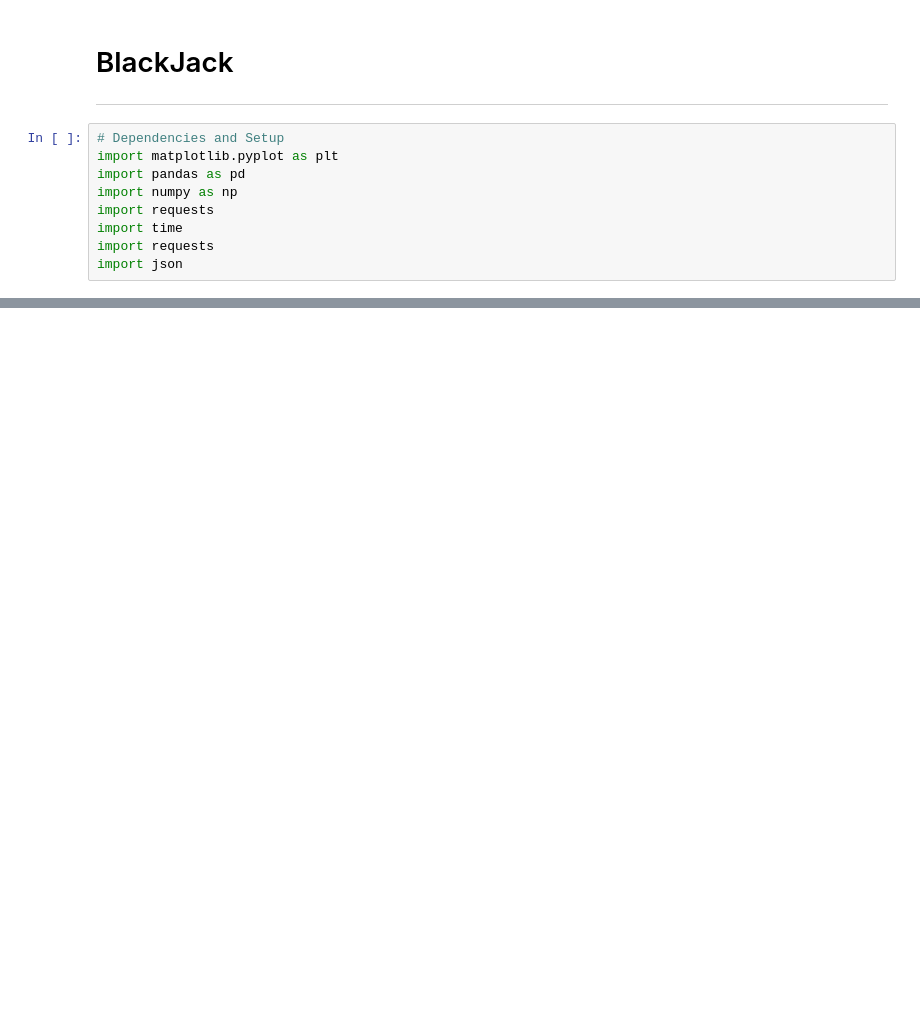
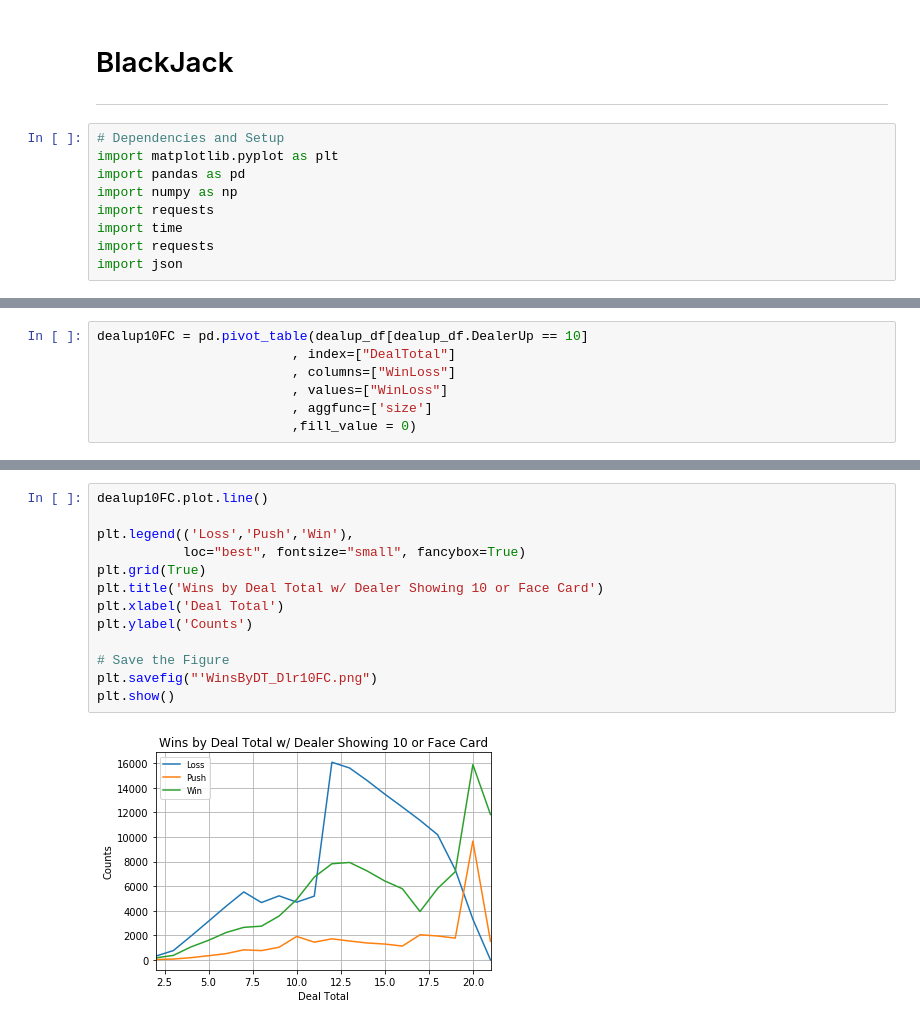
Before and after one commit to anirahul/Team_Carolina, a Jupyter notebook: blackjack(Delano).ipynb, the cells around one changed output, grey strips where cells are left out. Cells and saved outputs as stored; diff of their text form; blank space fills up the shorter version.

```diff
--- a/blackjack(Delano).ipynb
+++ b/blackjack(Delano).ipynb
@@ -109,0 +105,7 @@ plt.show()
+# %%
+dealup10FC = pd.pivot_table(dealup_df[dealup_df.DealerUp == 10]
+                         , index=["DealTotal"]
+                         , columns=["WinLoss"]
+                         , values=["WinLoss"]
+                         , aggfunc=['size']
+                         ,fill_value = 0)
@@ -109,0 +123,15 @@ plt.show()
+# %%
+dealup10FC.plot.line()
+
+plt.legend(('Loss','Push','Win'),
+           loc="best", fontsize="small", fancybox=True)
+plt.grid(True)
+plt.title('Wins by Deal Total w/ Dealer Showing 10 or Face Card')
+plt.xlabel('Deal Total')
+plt.ylabel('Counts')
+
+# Save the Figure
+plt.savefig("'WinsByDT_Dlr10FC.png")
+plt.show()
+# %% [output]
+[figure, added]
```
Also changed, not shown: parts of 14 cells of this notebook.
